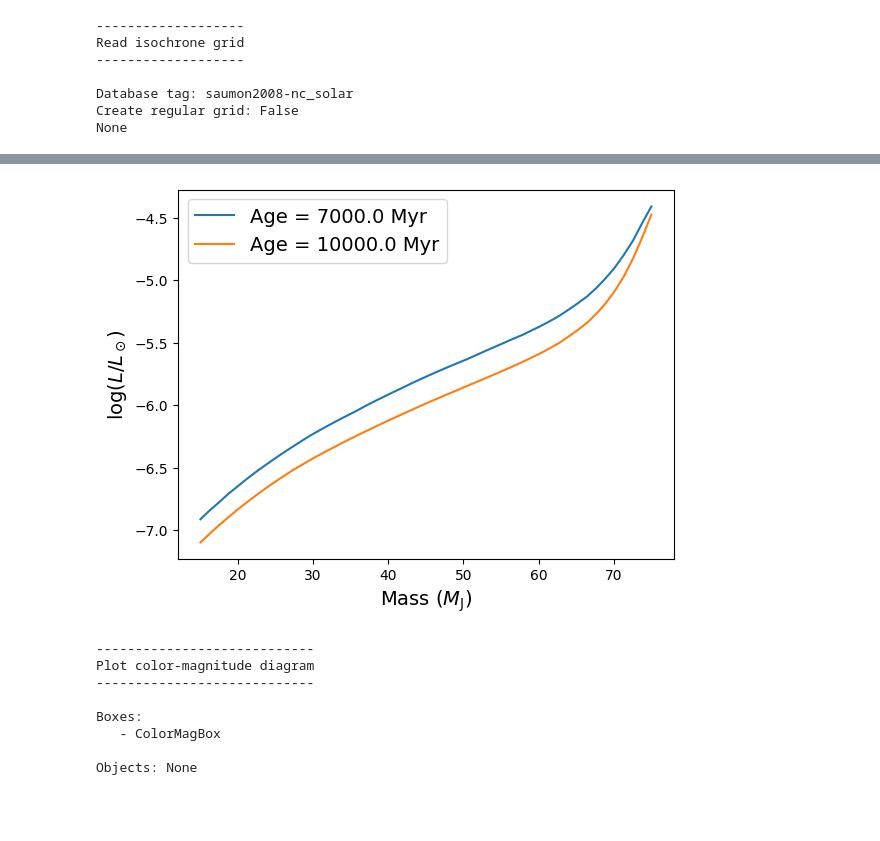
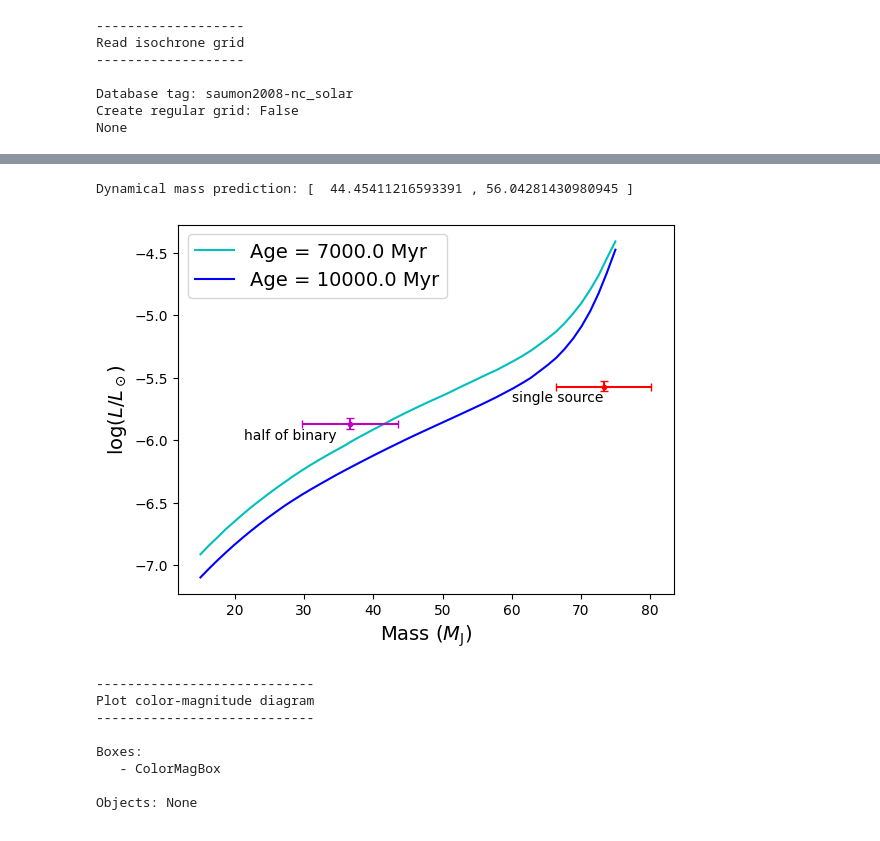
Before and after one commit to benlchang/HD47127-b-ADI, a Jupyter notebook: species.ipynb, the cells around one changed output, grey strips where cells are left out. Drawn from its saved outputs; the diff is of its cells as text; code cells hidden in the pictures.

```diff
--- a/species.ipynb
+++ b/species.ipynb
@@ -1032,14 +1016,39 @@ magnitude = None
 filters_color = None
 color = None
 # %%
-plt.plot(iso_box_1.mass, iso_box_1.log_lum, label=f'Age = {iso_box_1.age} Myr')
-plt.plot(iso_box_2.mass, iso_box_2.log_lum, label=f'Age = {iso_box_2.age} Myr')
+mass_est = np.arange(10, 80)
+lum_low = [-5.751-0.035] * 70
+lum_high = [-5.751+0.049] * 70
+
+plt.plot(iso_box_1.mass, iso_box_1.log_lum, label=f'Age = {iso_box_1.age} Myr', color='c')
+plt.plot(iso_box_2.mass, iso_box_2.log_lum, label=f'Age = {iso_box_2.age} Myr', color='b')
+# plt.plot(mass_est, lum_high)
+# plt.plot(mass_est, lum_low)
+
+f_iso_low = interp1d(iso_box_1.mass, iso_box_1.log_lum, kind='linear', fill_value='extrapolate')
+f_iso_high = interp1d(iso_box_2.mass, iso_box_2.log_lum, kind='linear', fill_value='extrapolate')
+intersect_mass_low = fsolve(lambda x: f_iso_low(x) - lum_low[0], 10)
+intersect_mass_high = fsolve(lambda x: f_iso_high(x) - lum_high[0], 10)
+print("Dynamical mass prediction: [ ", intersect_mass_low[0], ",", intersect_mass_high[0], "]")
+
+
+plt.errorbar(73.3, -5.571, yerr=[[0.035], [0.049]], xerr=6.9, capsize=3.0, color='r')
+plt.plot(73.3, -5.571, '.', color='r')
+plt.annotate("single source", (73.0, -5.571), xytext=(-90.0, -15.0), textcoords='offset pixels')
+
+half_lum = math.log(0.5 * (10 ** -5.571), 10)
+
+plt.errorbar(73.3/2, half_lum, yerr=[[0.035], [0.049]], xerr=6.9, capsize=3.0, color='m')
+plt.plot(73.3/2, half_lum, '.', color='m')
+plt.annotate("half of binary", (73/2, half_lum), xytext=(-105.0, -15.0), textcoords='offset pixels')
+
 plt.xlabel(r'Mass ($M_\mathrm{J}$)', fontsize=14)
 plt.ylabel(r'$\log(L/L_\odot)$', fontsize=14)
 plt.legend(fontsize=14)
 plt.show()
 # %% [output]
+Dynamical mass prediction: [  44.45411216593391 , 56.04281430980945 ]
-[figure, old version]
+[figure, new version]
 # %%
 color_mag_box = saumon.get_color_magnitude(age=10000.,
                                              masses=None,
```
Also changed, not shown: parts of 5 cells of this notebook.
